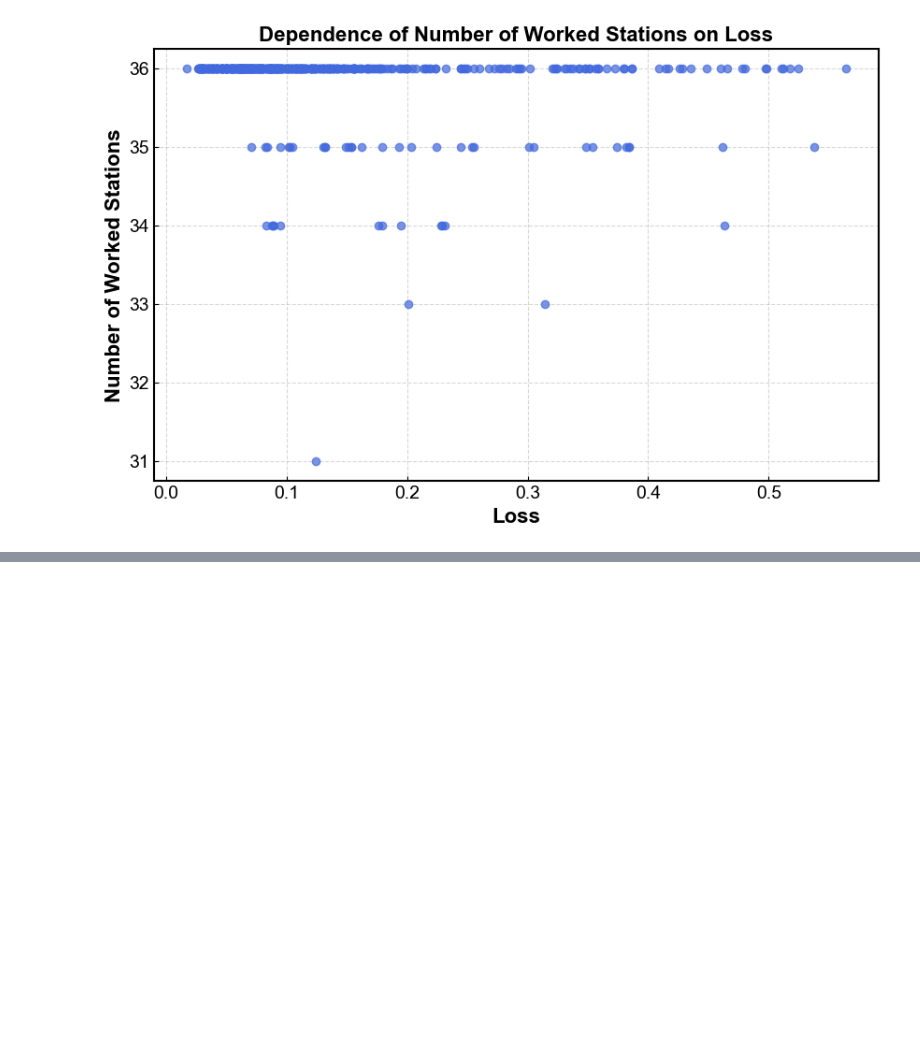
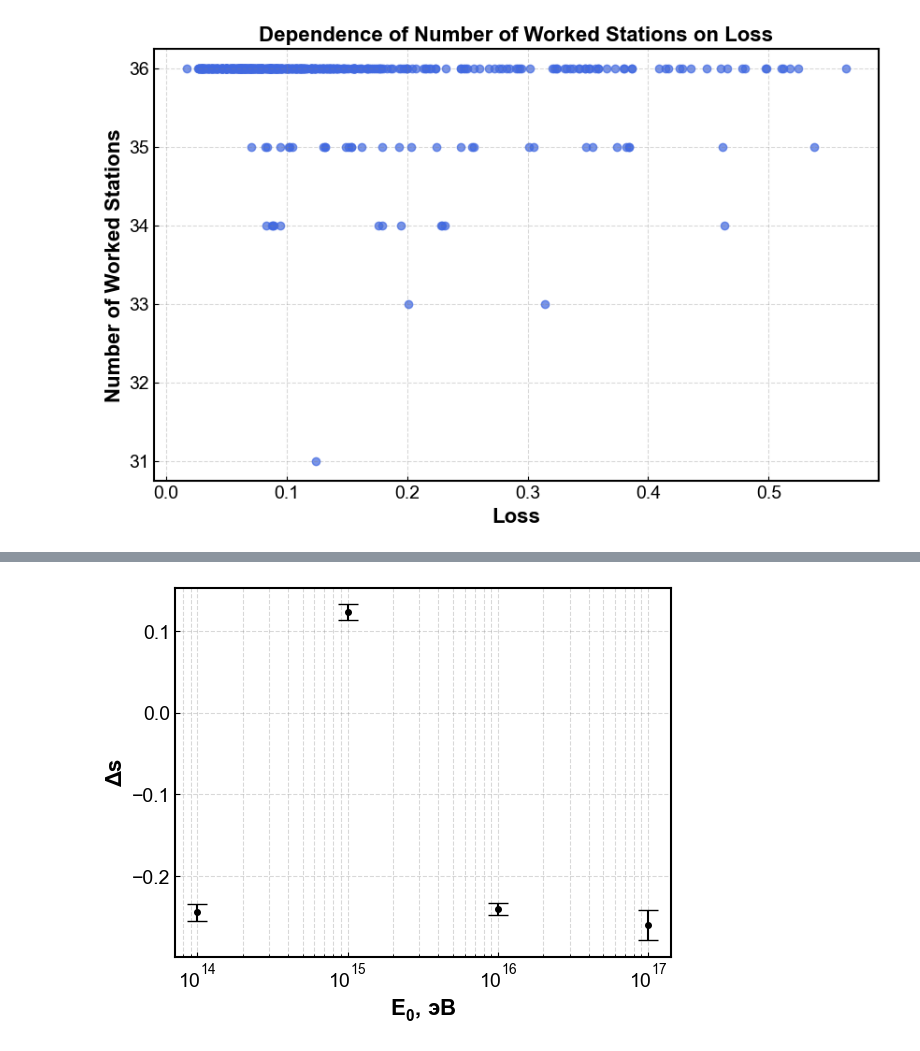
Before and after one commit to matalhim/sdf, a Jupyter notebook: modeling_parameters/reconstruction/notebooks/result_visualization.ipynb, the cells around one changed output, grey strips where cells are left out. Saved outputs shown, nothing was run; the diff lists cells and outputs as text; code cells hidden in the pictures; blank space fills up the shorter version.

```diff
--- a/modeling_parameters/reconstruction/notebooks/result_visualization.ipynb
+++ b/modeling_parameters/reconstruction/notebooks/result_visualization.ipynb
@@ -210,0 +275,10 @@ plt.show()
+# %%
+plt.errorbar(stats_s.index, stats_s["mean"], yerr=stats_s["sem"], fmt='o',
+             capsize=7, markersize=4, color='black')
+plt.xscale('log')
+plt.xlabel(r"$E_0$, эВ")
+plt.ylabel(r"$\Delta s$")
+plt.grid(True, which='both', ls='--')
+plt.show()
+# %% [output]
+[figure, added]
```
Also changed, not shown: parts of 11 cells of this notebook.
